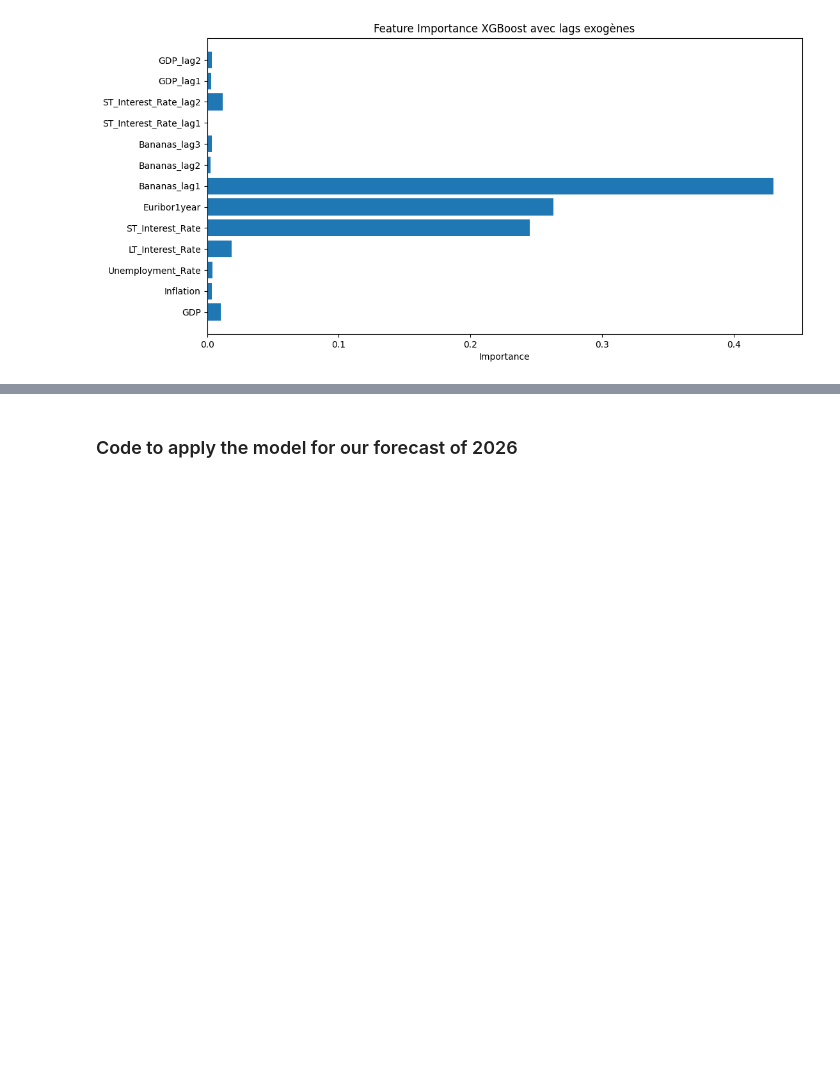
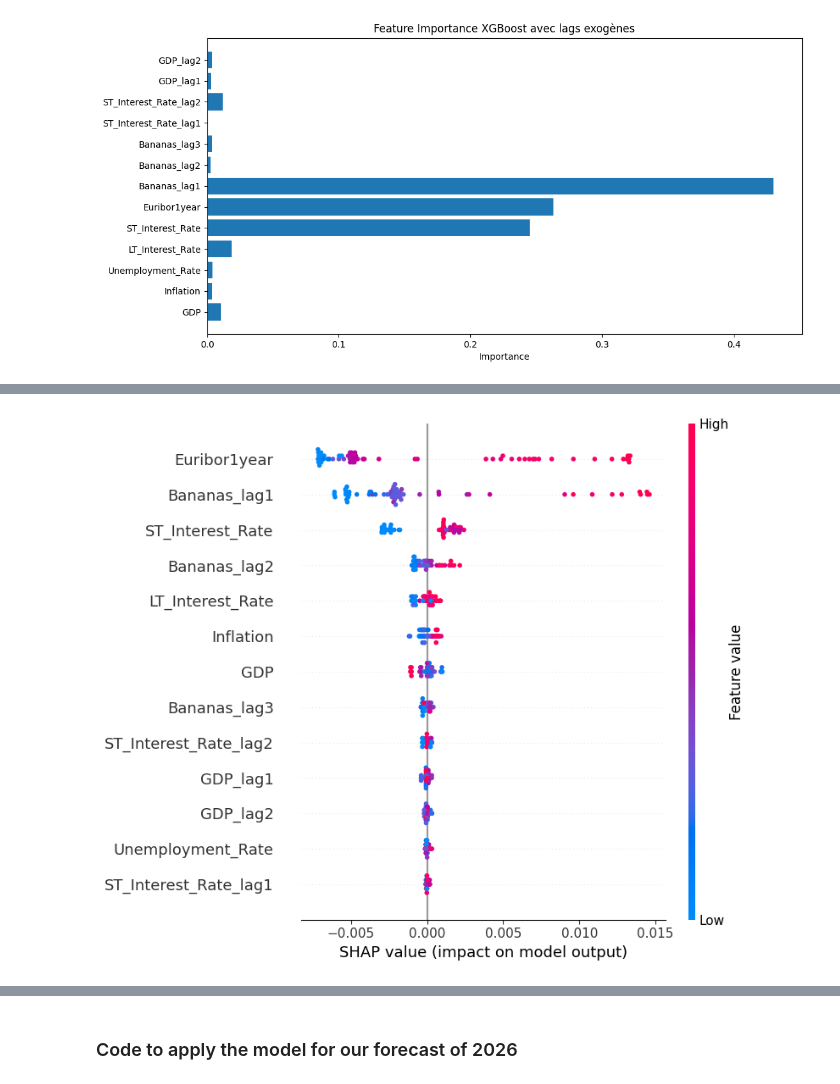
Before and after one commit to Ke0li/Cofidis, a Jupyter notebook: version_CG_v2/model_xgb_version_CG_v2.ipynb, the cells around one changed output, grey strips where cells are left out. Cells and saved outputs as stored; diff of their text form; code cells hidden in the pictures; blank space fills up the shorter version.

```diff
--- a/version_CG_v2/model_xgb_version_CG_v2.ipynb
+++ b/version_CG_v2/model_xgb_version_CG_v2.ipynb
@@ -371,0 +485,7 @@ RMSE moyen sur tous les folds: 0.00413
+# %%
+explainer = shap.TreeExplainer(model_final)
+shap_values = explainer.shap_values(X_all)
+# %%
+shap.summary_plot(shap_values, X_all)
+# %% [output]
+[figure, added]
```
Also changed, not shown: parts of 14 cells of this notebook, 3 other files.
